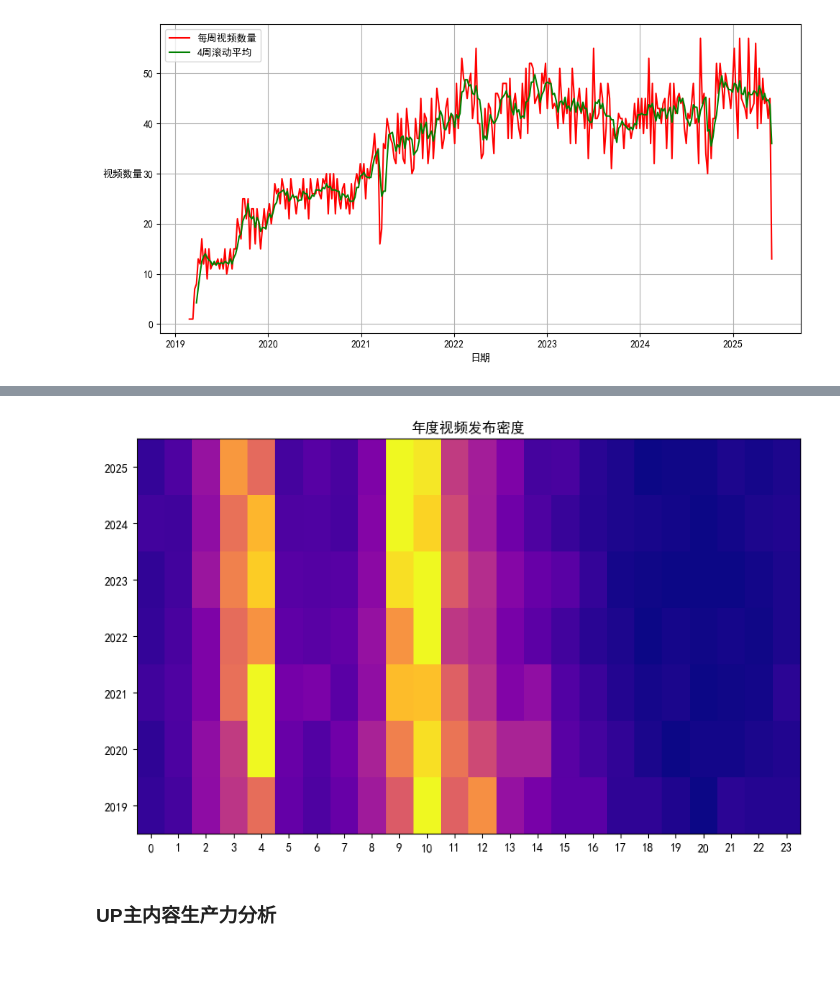
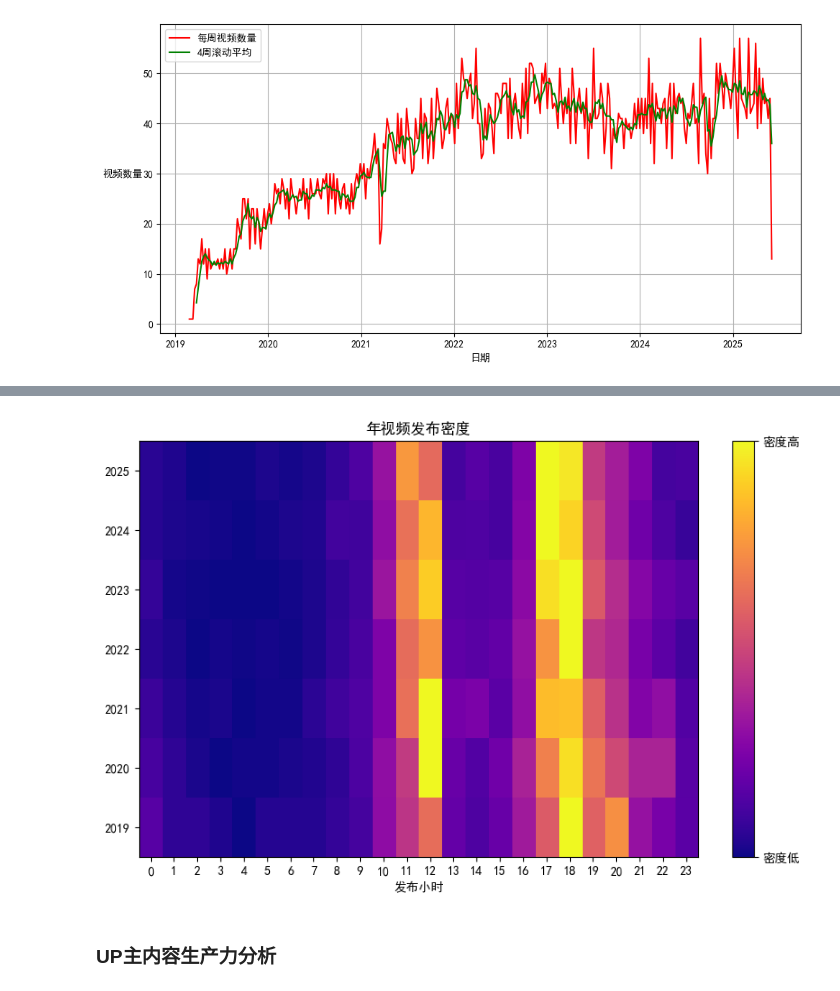
Before and after one commit to YifeiShi0076/bilibili_popular, a Jupyter notebook: code.ipynb, the cells around one changed output, grey strips where cells are left out. Saved outputs shown, nothing was run; the diff lists cells and outputs as text; code cells hidden in the pictures; blank space fills up the shorter version.

```diff
--- a/code.ipynb
+++ b/code.ipynb
@@ -737,6 +767,8 @@ plt.show()
 # %%
 df = data.copy()
 df['pubdate'] = pd.to_datetime(df['pubdate'], unit='s')
+df['pubdate'] = df['pubdate'].dt.tz_localize('UTC')
+df['pubdate'] = df['pubdate'].dt.tz_convert('Asia/Shanghai')
 df['发布年份'] = df['pubdate'].dt.year
 df['发布月份'] = df['pubdate'].dt.month
 df['发布小时'] = df['pubdate'].dt.hour
@@ -769,7 +801,7 @@ for i in range(len(monthly['发布月份'])):
              color='b'
             )
 plt.grid(True,linestyle='--',)
-plt.title('月发布量与播放量趋势')
+# plt.title('月发布量与播放量趋势')
 plt.tight_layout()
 plt.show()
 # %% [output]
@@ -819,13 +864,25 @@ plt.show()
 # %%
 partitions = df.groupby('owner_name').agg({'aid': 'count'}).nlargest(20, 'aid').index
-plt.figure(figsize=(7, 6))
+plt.figure(figsize=(9, 6))
+
+global_min = float('inf')
+global_max = float('-inf')
 
 for i, partition in enumerate(partitions):
     partition_data = df[df['owner_name'] == partition]
 
     heatmap_data = partition_data.groupby(['发布小时'])['aid'].count().reindex(range(24), fill_value=0)
 
+    total_count = heatmap_data.sum()
+    if total_count > 0:
+        heatmap_data /= total_count
+
     heatmap_array = heatmap_data.values.reshape(1, -1)
+    if i == 19:
+        first_partition_min = heatmap_data.min()
+        first_partition_max = heatmap_data.max()
+    global_min = min(global_min, heatmap_data.min())
+    global_max = max(global_max, heatmap_data.max())
 
     plt.imshow(heatmap_array, aspect='auto', cmap='plasma', interpolation='nearest',
                extent=[0, 24, i, i + 1])
@@ -835,7 +892,11 @@ plt.xticks(np.arange(24) + 0.5, np.arange(24))
 plt.yticks(np.arange(len(partitions)) + 0.5, partitions)
 plt.ylim(0, len(partitions))
 
+cbar = plt.colorbar()
+cbar.set_ticks([first_partition_min, first_partition_max])
+cbar.set_ticklabels(['密度低', '密度高'])
+
 plt.title('up主视频发布密度')
-
+plt.xlabel('发布小时')
 plt.show()
 # %% [output]
@@ -843,28 +904,40 @@ plt.show()
 # %%
 partitions = df['发布年份'].unique()
 
 plt.figure(figsize=(10, 6))
 
 for i, partition in enumerate(partitions):
     partition_data = df[df['发布年份'] == partition]
 
     heatmap_data = partition_data.groupby(['发布小时'])['aid'].count().reindex(range(24), fill_value=0)
 
+    total_count = heatmap_data.sum()
+    if total_count > 0:
+        heatmap_data /= total_count
+
     heatmap_array = heatmap_data.values.reshape(1, -1)
+
+    if i == 3:
+        first_partition_min = heatmap_data.min()
+        first_partition_max = heatmap_data.max()
 
     plt.imshow(heatmap_array, aspect='auto', cmap='plasma', interpolation='nearest',
                extent=[0, 24, i, i + 1])
 
 plt.xticks(np.arange(24) + 0.5, np.arange(24))
 
 plt.yticks(np.arange(len(partitions)) + 0.5, partitions)
 plt.ylim(0, len(partitions))
 
-plt.title('年度视频发布密度')
+cbar = plt.colorbar()
+cbar.set_ticks([0, first_partition_max])
+cbar.set_ticklabels(['密度低', '密度高'])
 
+plt.title('年视频发布密度')
+plt.xlabel('发布小时')
 plt.show()
 # %% [output]
-[figure, old version]
+[figure, new version]
 # %% [markdown]
 ### UP主内容生产力分析
 # %%
```
Also changed, not shown: parts of 10 cells of this notebook, 4 other files.
